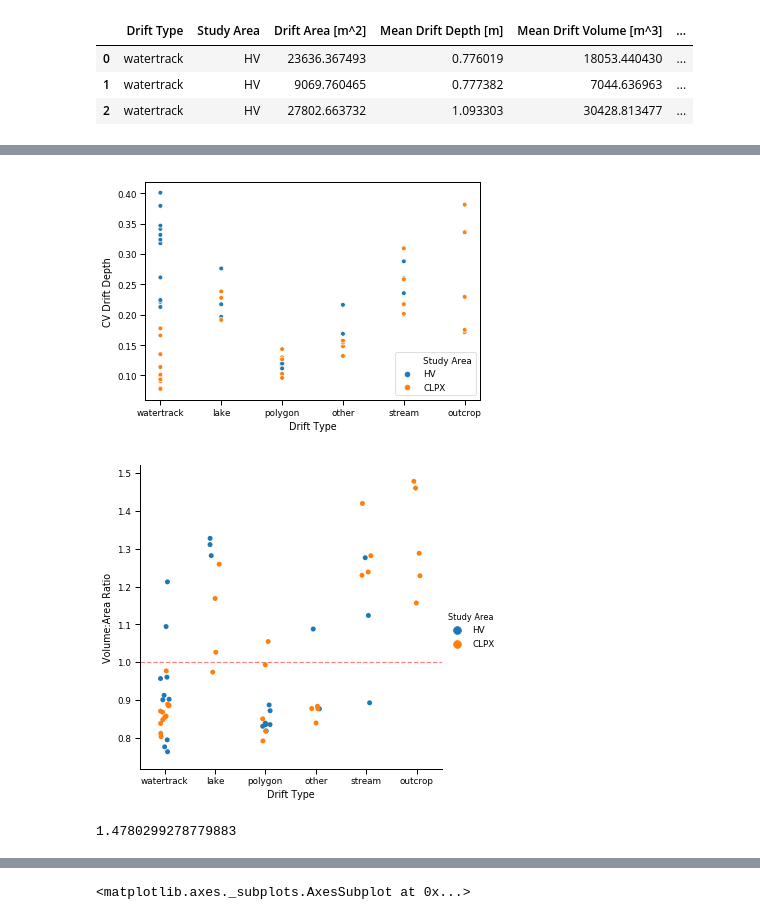
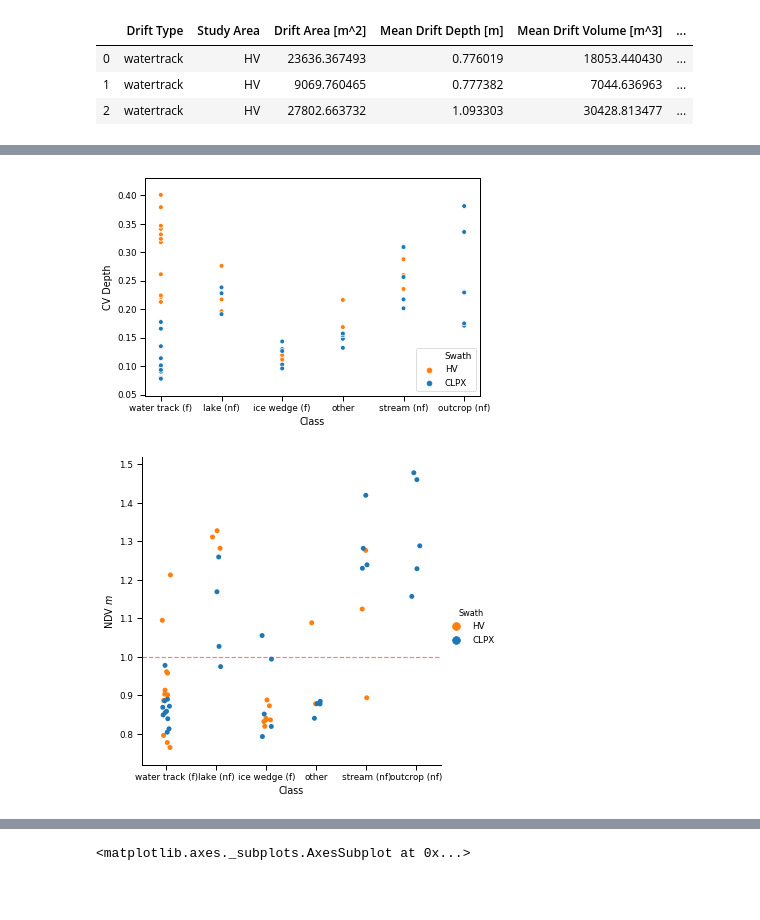
Before and after one commit to charparr/drift_class_to_go, a Jupyter notebook: drift_inventory/notebooks/zonal_drift_statistics.ipynb, the cells around one changed output, grey strips where cells are left out. Drawn from its saved outputs; the diff is of its cells as text; code cells hidden in the pictures; blank space fills up the shorter version.

```diff
--- a/drift_inventory/notebooks/zonal_drift_statistics.ipynb
+++ b/drift_inventory/notebooks/zonal_drift_statistics.ipynb
@@ -42,8 +64,9 @@ def compute_drift_statistics(regx, shp):
 # %%
 # compute stats with our function. combine hv and clpx results
-hv = compute_drift_statistics('../../depth_dDEMs/hv/', '../gis/hv_drifts.shp')
-clpx = compute_drift_statistics('../../depth_dDEMs/clpx/', '../gis/clpx_drifts.shp')
+hv = compute_drift_statistics('../../snow_depth_maps/', '*hv*', '../gis/hv_drifts.shp')
+clpx = compute_drift_statistics('../../snow_depth_maps/', '*clpx*', '../gis/clpx_drifts.shp')
 geodf = pd.concat([hv, clpx], sort=False)
-len(hv) + len(clpx) == len(geodf)
+print(len(hv) + len(clpx) == len(geodf))
+geodf
 # %% [output]
 True
@@ -89,3 +142,23 @@ summary_df.head(3)
 | 0 | watertrack | HV | 23636.367493 | 0.776019 | 18053.440430 | ... |
 | 1 | watertrack | HV | 9069.760465 | 0.777382 | 7044.636963 | ... |
 | 2 | watertrack | HV | 27802.663732 | 1.093303 | 30428.813477 | ... |
+# %%
+tableoutput = summary_df.copy()
+del tableoutput['Median Drift Depth [m]']
+tableoutput.columns = ['Class','Swath', 'Drift Area $m^2$',
+                      'Mean Depth $m$', 'Drift Volume $m^3$',
+                      'Std. Depth $m$', 'CV Depth',
+                      'NDV $m$']
+
+tableoutput.replace('watertrack', 'water track (f)', inplace=True)
+tableoutput.replace('polygon', 'ice wedge (f)', inplace=True)
+tableoutput.replace('stream', 'stream (nf)', inplace=True)
+tableoutput.replace('lake', 'lake (nf)', inplace=True)
+tableoutput.replace('outcrop', 'outcrop (nf)', inplace=True)
+
+tableoutput['Drift Area $m^2$'] = tableoutput['Drift Area $m^2$'].astype(int)
+tableoutput['Drift Volume $m^3$'] = tableoutput['Drift Volume $m^3$'].astype(int)
+
+table4 = tableoutput.groupby(['Swath','Class']).mean()
+
+table4
@@ -92,13 +199,20 @@ summary_df.head(3)
 # %%
 sns.set_context('paper')
-ax = sns.scatterplot(x="Drift Type", y="CV Drift Depth", hue='Study Area', data=summary_df)
-plt.savefig('../figs/drift_type_x_cv_depth_y.png', dpi=300, bbox_inches='tight')
+
+current_palette = sns.color_palette()[0:2][::-1]
+
+ax = sns.scatterplot(x="Class", y="CV Depth", hue='Swath', data=tableoutput,
+                    palette = current_palette)
+
+plt.savefig('../../thesis_text/figs/pngs/drift_type_x_cv_depth_y.png',
+            dpi=200, bbox_inches='tight')
 # %% [output]
-[figure, old version]
+[figure, new version]
 # %%
-sns.catplot(x="Drift Type", y="Volume:Area Ratio", hue='Study Area',
-            data=summary_df)
+sns.catplot(x="Class", y="NDV $m$", hue='Swath',
+            data=tableoutput, palette=current_palette)
 plt.axhline(y=1, c='r', ls='--', alpha=0.5)
-plt.savefig('../figs/drift_type_x_volume_area_ratio_y.png', dpi=300, bbox_inches='tight')
+plt.savefig('../../thesis_text/figs/pngs/drift_type_x_volume_area_ratio_y.png',
+            dpi=200, bbox_inches='tight')
 # %% [output]
-[figure, old version]
+[figure, new version]
@@ -107,4 +218,0 @@ summary_df.round(2).to_csv('../results/drift_classification_summary.csv', index=
-# %%
-summary_df['Volume:Area Ratio'].max()
-# %% [output]
-1.4780299278779883
```
Also changed, not shown: parts of 22 cells of this notebook, 5 other files.
